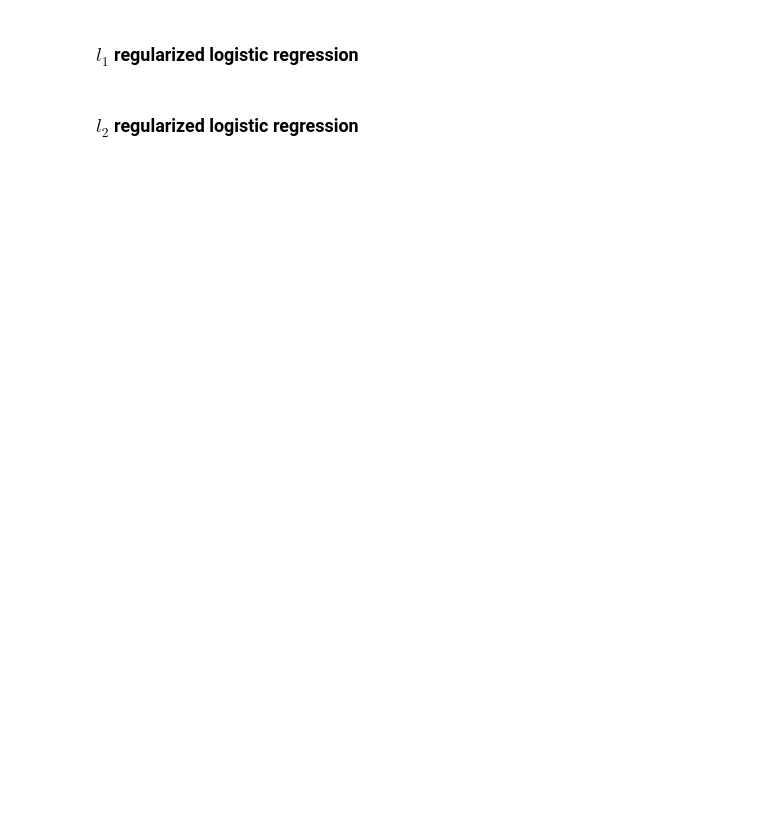
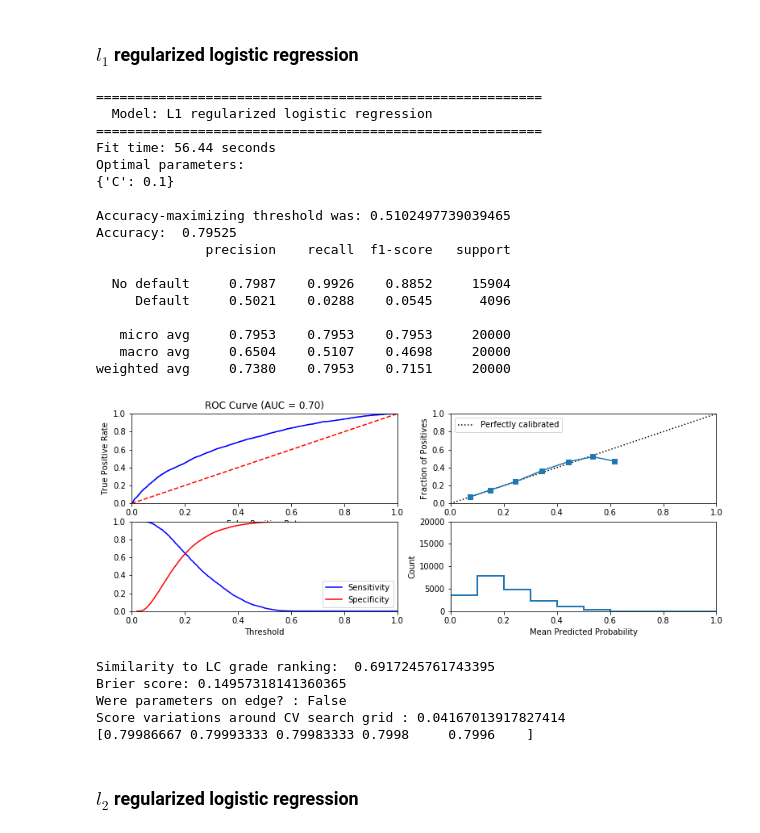
Before and after one commit to vickyzzn/LendingClubCase, a Jupyter notebook: CS-Phase 3.ipynb, the cells around one changed output. Drawn from its saved outputs; the diff is of its cells as text; code cells hidden in the pictures; blank space fills up the shorter version.

```diff
--- a/CS-Phase 3.ipynb
+++ b/CS-Phase 3.ipynb
@@ -473,10 +501,34 @@ gnb = fit_classification(...)
 # %%
 ## Train and test a l_1 regularized logistic regression classifier
 
-l1_logistic = ...
-cv_parameters = ...
+l1_logistic = LogisticRegression(penalty='l1')
+cv_parameters = {'C': [0.01, 0.1, 1, 10, 100]}
 
-l1_logistic = fit_classification(...)
+l1_logistic = fit_classification(l1_logistic, data_dict, cv_parameters, 'L1 regularized logistic regression')
+# %% [output]
+=========================================================
+  Model: L1 regularized logistic regression
+=========================================================
+Fit time: 56.44 seconds
+Optimal parameters:
+{'C': 0.1}
+
+Accuracy-maximizing threshold was: 0.5102497739039465
+Accuracy:  0.79525
+              precision    recall  f1-score   support
+
+  No default     0.7987    0.9926    0.8852     15904
+     Default     0.5021    0.0288    0.0545      4096
+
+   micro avg     0.7953    0.7953    0.7953     20000
+   macro avg     0.6504    0.5107    0.4698     20000
+weighted avg     0.7380    0.7953    0.7151     20000
+[figure, added]
+Similarity to LC grade ranking:  0.6917245761743395
+Brier score: 0.14957318141360365
+Were parameters on edge? : False
+Score variations around CV search grid : 0.04167013917827414
+[0.79986667 0.79993333 0.79983333 0.7998     0.7996    ]
 # %% [markdown]
 ### $l_2$ regularized logistic regression
 # %%
```
Also changed, not shown: parts of 11 cells of this notebook.
